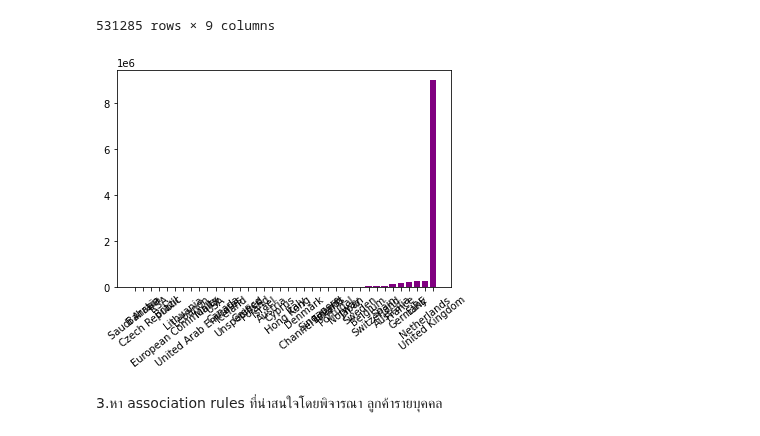
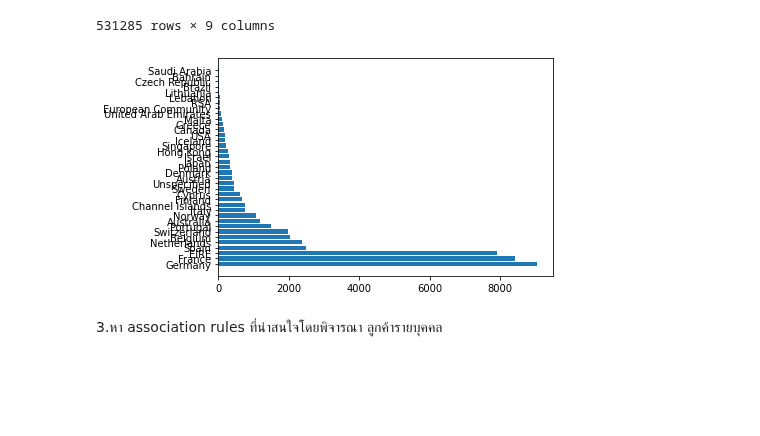
Before and after one commit to nicha0524/DPDM2021, a Jupyter notebook: Frequent_Patterns_(Association_Rules).ipynb, the cells around one changed output. Cells and saved outputs as stored; diff of their text form; code cells hidden in the pictures; blank space fills up the shorter version.

```diff
--- a/Frequent_Patterns_(Association_Rules).ipynb
+++ b/Frequent_Patterns_(Association_Rules).ipynb
@@ -224,5 +183,3 @@ list(data_g['Country'])
-# %%
-data_remove_c['sales']=data_remove_c['Quantity']*data_remove_c['UnitPrice']
 # %%
 data_remove_c
 # %% [output]
@@ -239,19 +196,19 @@ data_remove_c
 | 541907 | 581587 | 23255 | CHILDRENS CUTLERY CIRCUS PARADE | 4 | 12/09/2011 12:50 | 4.15 | 12680.0 | France | 16.60 |
 | 541908 | 581587 | 22138 | BAKING SET 9 PIECE RETROSPOT | 3 | 12/09/2011 12:50 | 4.95 | 12680.0 | France | 14.85 |
 531285 rows × 9 columns
+# %%
+data_Country=data_remove_c.groupby('Country').count().sort_values(by=['sales'],ascending=False).reset_index().iloc[1:,[0,8]]
 # %%
-labels = list(data_g['Country'])
-total_sales = list(data_g['sales'])
+labels = list(data_Country['Country'])
+total_sales = list(data_Country['sales'])
 # %%
 import numpy as np
 import matplotlib.pyplot as plt
-x = np.arange(0,38)
-ax = plt.gca(xticks= x)
-ax.set_xticklabels( labels  ,rotation=38)
-plt.bar(x, total_sales,color='purple' )
-plt.show()
+fig, ax = plt.subplots()
+ax.barh(labels , total_sales )
+labels = ax.get_xticklabels()
 # %% [output]
-[figure, old version]
+[figure, new version]
 # %% [markdown]
 3.หา association rules ที่น่าสนใจโดยพิจารณา ลูกค้ารายบุคคล
 # %%
```
Also changed, not shown: parts of 14 cells of this notebook.
